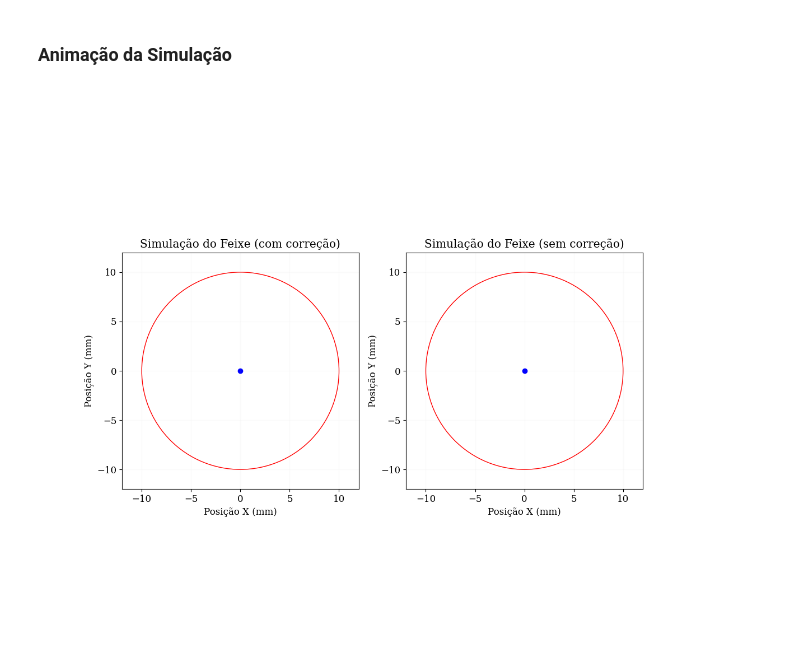
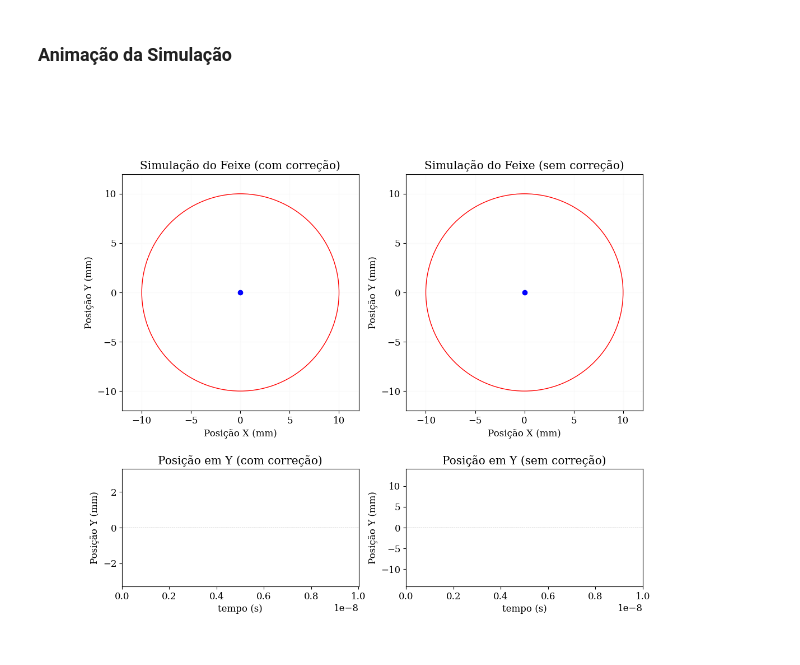
Before and after one commit to arthu0404/Simulacao-da-Correcao-do-Feixe-de-Eletrons, a Jupyter notebook: Simulacao do Feixe.ipynb, the cells around one changed output. Saved outputs shown, nothing was run; the diff lists cells and outputs as text; code cells hidden in the pictures.

Commit message:
Organização do código e adição de gráficos de posição em Y na animação

```diff
--- a/Simulacao do Feixe.ipynb
+++ b/Simulacao do Feixe.ipynb
@@ -202,3 +182,9 @@ array([[ 0.00000000e+00,  0.00000000e+00,  2.99792158e+08],
+# %%
+np.random.seed(404)
+parametros_com = parametros.copy()
+parametros_com["grad_mag"] = 20.0
+simulacao_com = SimulacaoFeixeEletron(parametros_com)
+simulacao_com.runge_kutta()
 # %% [markdown]
 ### **Gráficos da simulação**
 # %% [markdown]
@@ -407,12 +318,7 @@ Desvio máximo em y (sem correção): 13.145667226101896 mm
 # %%
-from matplotlib.animation import FuncAnimation
-from matplotlib.patches import Circle
-from matplotlib.widgets import Slider
-
 %matplotlib widget
 
 anim = None
-
 try:
     anim.event_source.stop()
 except AttributeError:
@@ -422,57 +328,92 @@ plt.close("all")
 fig = plt.figure(figsize=(12, 10))
 fig.canvas.header_visible = False
 
-gs = gridspec.GridSpec(1, 2, figure=fig, height_ratios=[1])
+gs = gridspec.GridSpec(2, 2, figure=fig, height_ratios=[0.7, 0.3])
 
 ax1 = fig.add_subplot(gs[0,0])
-ax1.set_xlim(parametros["x0"]-12, parametros["x0"]+12)
-ax1.set_ylim(parametros["y0"]-12, parametros["y0"]+12)
+ax1.set_xlim(parametros["pos0"][0]-12, parametros["pos0"][0]+12)
+ax1.set_ylim(parametros["pos0"][1]-12, parametros["pos0"][1]+12)
 ax1.set_ylabel("Posição Y (mm)")
 ax1.set_xlabel("Posição X (mm)")
 ax1.set_title(f"Simulação do Feixe (com correção)")
 ax1.set_aspect("equal")
 ax1.grid(True, alpha=0.05)
 
 ax2 = fig.add_subplot(gs[0,1])
-ax2.set_xlim(parametros["x0"]-12, parametros["x0"]+12)
-ax2.set_ylim(parametros["y0"]-12, parametros["y0"]+12)
+ax2.set_xlim(parametros["pos0"][0]-12, parametros["pos0"][0]+12)
+ax2.set_ylim(parametros["pos0"][1]-12, parametros["pos0"][1]+12)
 ax2.set_ylabel("Posição Y (mm)")
 ax2.set_xlabel("Posição X (mm)")
 ax2.set_title(f"Simulação do Feixe (sem correção)")
 ax2.set_aspect("equal")
 ax2.grid(True, alpha=0.05)
 
+ax3 = fig.add_subplot(gs[1,0])
+ax3.set_ylabel("Posição Y (mm)")
+ax3.set_xlabel("tempo (s)")
+ax3.set_title("Posição em Y (com correção)")
+
+t_max_com = max(tempos_com)
+dados_y_com = posicoes_com[:,1] * 1000
+max_var_y_com = max(abs(dados_y_com))
+ax3.set_xlim(0, t_max_com)
+ax3.set_ylim(-max_var_y_com - 1, max_var_y_com + 1)
+ax3.hlines(parametros["pos0"][0], 0, t_max_com, alpha=0.7, color="gray", linewidth=0.5, linestyle="--")
+linha_y_com, = ax3.plot([], [], color="dodgerblue", linewidth=1)
+
+ax4 = fig.add_subplot(gs[1,1])
+ax4.set_ylabel("Posição Y (mm)")
+ax4.set_xlabel("tempo (s)")
+ax4.set_title("Posição em Y (sem correção)")
+
+t_max_sem = max(tempos_sem)
+dados_y_sem = posicoes_sem[:, 1] * 1000
+max_var_y_sem = max(abs(dados_y_sem))
+ax4.set_xlim(0, t_max_sem)
+ax4.set_ylim(-max_var_y_sem - 1, max_var_y_sem + 1)
+ax4.hlines(parametros["pos0"][0], 0, t_max_sem, alpha=0.7, color="gray", linewidth=0.5, linestyle="--")
+linha_y_sem, = ax4.plot([], [], color="dodgerblue", linewidth=1)
+
 time_text = fig.text(0.02, 1.10, "", transform=ax1.transAxes, bbox=dict(facecolor="white", alpha=0.6, edgecolor="none"))
 
-pos_x_inicial_mm = parametros["x0"] * 1000
-pos_y_inicial_mm = parametros["y0"] * 1000
+pos_x_inicial_mm = parametros["pos0"][0] * 1000
+pos_y_inicial_mm = parametros["pos0"][1] * 1000
 
 fig_eletron_com = ax1.scatter(pos_x_inicial_mm, pos_y_inicial_mm, color="blue")
 fig_eletron_sem = ax2.scatter(pos_x_inicial_mm, pos_y_inicial_mm, color="blue")
-fig_anel_com = Circle((parametros["x0"], parametros["y0"]), radius=10, fill=False, color="r")
-fig_anel_sem = Circle((parametros["x0"], parametros["y0"]), radius=10, fill=False, color="r")
+fig_anel_com = Circle((parametros["pos0"][0], parametros["pos0"][1]), radius=10, fill=False, color="r")
+fig_anel_sem = Circle((parametros["pos0"][0], parametros["pos0"][1]), radius=10, fill=False, color="r")
 
 ax1.add_patch(fig_anel_com)
 ax2.add_patch(fig_anel_sem)
 
 def animate(frame):
-    pos_x_com = simulacao_com.pos[frame, 0] * 1000
-    pos_y_com = simulacao_com.pos[frame, 1] * 1000
-    pos_z_com = simulacao_com.pos[frame, 2]
+    pos_x_com = posicoes_com[frame, 0] * 1000
+    pos_y_com = posicoes_com[frame, 1] * 1000
+    pos_z_com = posicoes_com[frame, 2]
 
-    pos_x_sem = simulacao_sem.pos[frame, 0] * 1000
-    pos_y_sem = simulacao_sem.pos[frame, 1] * 1000
-    pos_z_sem = simulacao_sem.pos[frame, 2]
+    pos_x_sem = posicoes_sem[frame, 0] * 1000
+    pos_y_sem = posicoes_sem[frame, 1] * 1000
+    pos_z_sem = posicoes_sem[frame, 2]
 
     fig_eletron_com.set_offsets(np.array([[pos_x_com, pos_y_com]]))
     fig_eletron_sem.set_offsets(np.array([[pos_x_sem, pos_y_sem]]))
 
-    tempo_atual = simulacao_com.t[frame]
+    t_dados_com = tempos_com[:frame]
+    y_dados_com = posicoes_com[:frame, 1] * 1000
+    linha_y_com.set_data(t_dados_com, y_dados_com)
+
+    t_dados_sem = tempos_sem[:frame]
+    y_dados_sem = posicoes_sem[:frame, 1] * 1000
+    linha_y_sem.set_data(t_dados_sem, y_dados_sem)
+
+    tempo_atual = tempos_com[frame]
     time_text.set_text(f"Passo: {frame} | Tempo: {tempo_atual:.12f}s")
 
-    return fig_eletron_com, fig_eletron_sem, time_text
+    return fig_eletron_com, fig_eletron_sem, time_text, linha_y_com, linha_y_sem
 
-anim = FuncAnimation(fig, animate, frames=range(0, N_PASSOS, 10), interval=30, blit=True, repeat=False)
+n_passos = simulacao_com.n_passos
+anim = FuncAnimation(fig, animate, frames=range(0, n_passos, 10), interval=28, blit=True, repeat=False)
 plt.show()
 # %% [output]
-[figure, old version]
+[figure, new version]
```
Also changed, not shown: parts of 10 cells of this notebook.
